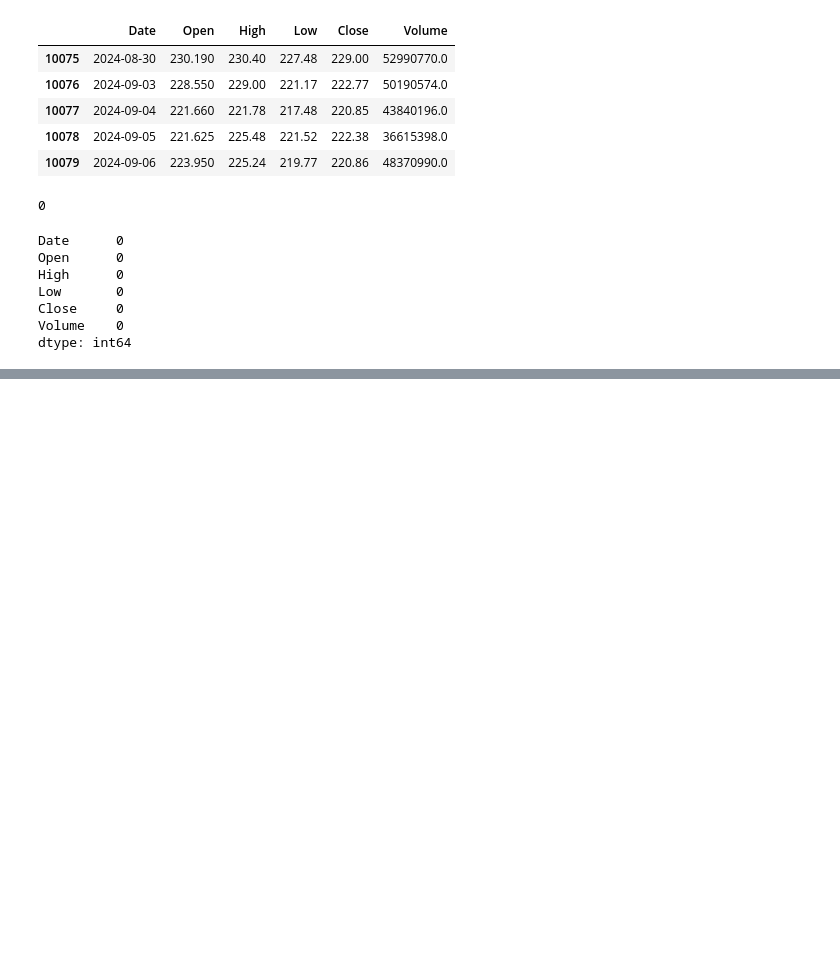
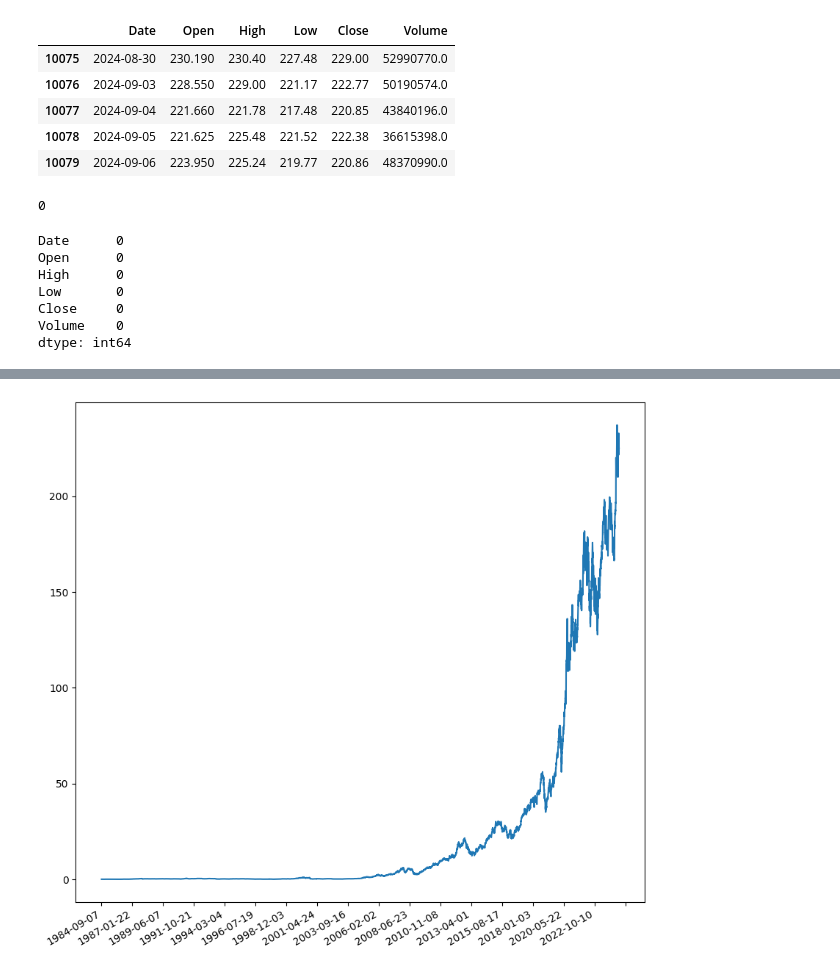
Before and after one commit to Amen-Haj-Brahim/lstm-apple-stocks, a Jupyter notebook: lstm.ipynb, the cells around one changed output, grey strips where cells are left out. Cells and saved outputs as stored; diff of their text form; code cells hidden in the pictures; blank space fills up the shorter version.

```diff
--- a/lstm.ipynb
+++ b/lstm.ipynb
@@ -49,0 +58,7 @@ plt.plot(df["Date"],df["Open"])
+# %%
+plt.figure(figsize=(10,10))
+plt.plot(df["Date"],df["High"])
+plt.gca().xaxis.set_major_locator(plt.MaxNLocator(20))
+plt.gcf().autofmt_xdate()
+# %% [output]
+[figure, added]
```
Also changed, not shown: parts of 8 cells of this notebook.
